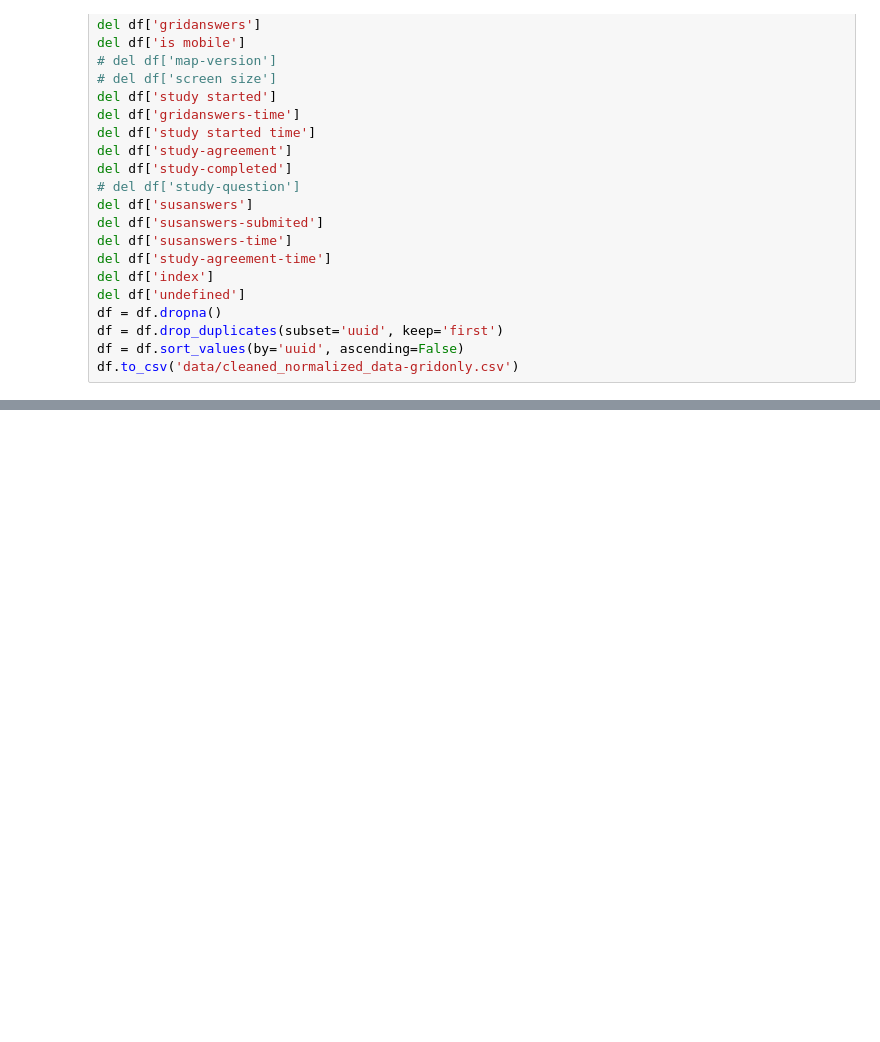
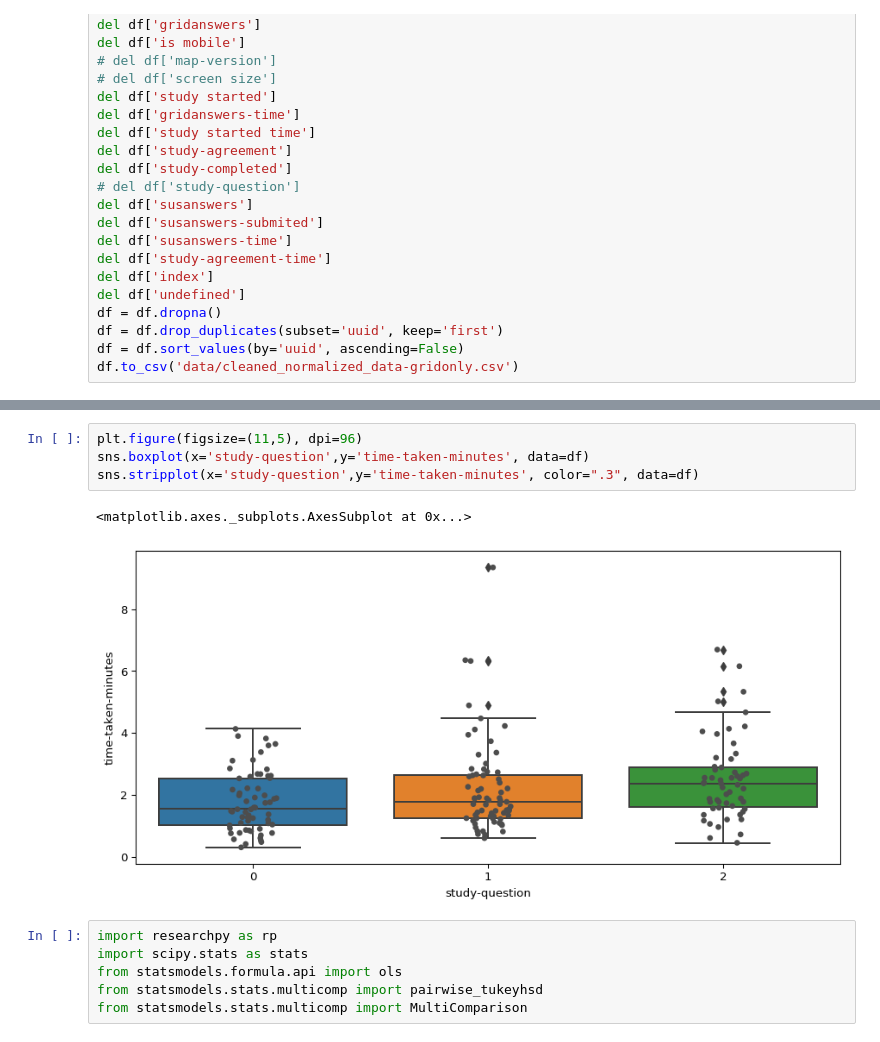
Before and after one commit to daveism/change-research, a Jupyter notebook: notebook/clean-normalized-data-grid-only.ipynb, the cells around one changed output, grey strips where cells are left out. Cells and saved outputs as stored; diff of their text form; blank space fills up the shorter version.

```diff
--- a/notebook/clean-normalized-data-grid-only.ipynb
+++ b/notebook/clean-normalized-data-grid-only.ipynb
@@ -560,0 +580,13 @@ sns.stripplot(x='study-question',y='time-taken-minutes', color=".3", data=df)
+# %%
+plt.figure(figsize=(11,5), dpi=96)
+sns.boxplot(x='study-question',y='time-taken-minutes', data=df)
+sns.stripplot(x='study-question',y='time-taken-minutes', color=".3", data=df)
+# %% [output]
+<matplotlib.axes._subplots.AxesSubplot at 0x...>
+[figure, added]
+# %%
+import researchpy as rp
+import scipy.stats as stats
+from statsmodels.formula.api import ols
+from statsmodels.stats.multicomp import pairwise_tukeyhsd
+from statsmodels.stats.multicomp import MultiComparison
```
Also changed, not shown: parts of 19 cells of this notebook, 2 other files.
